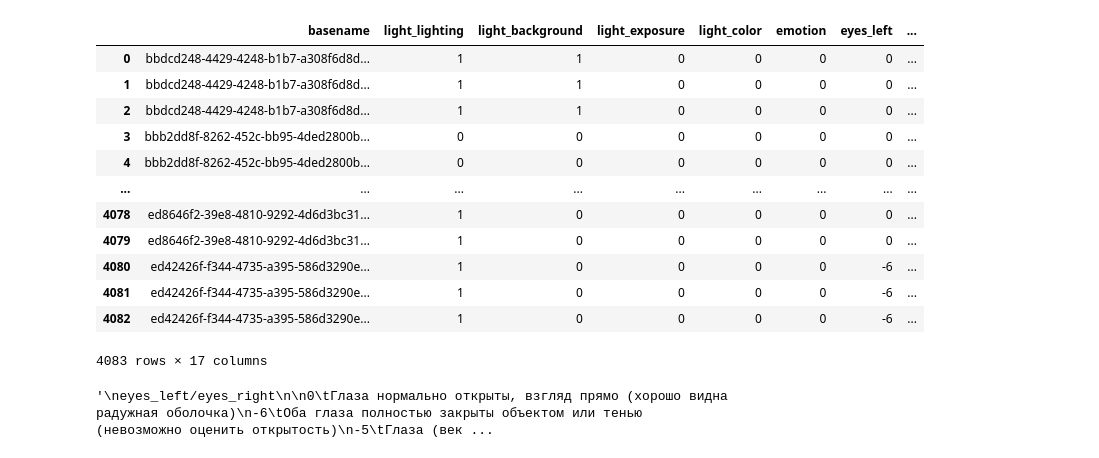
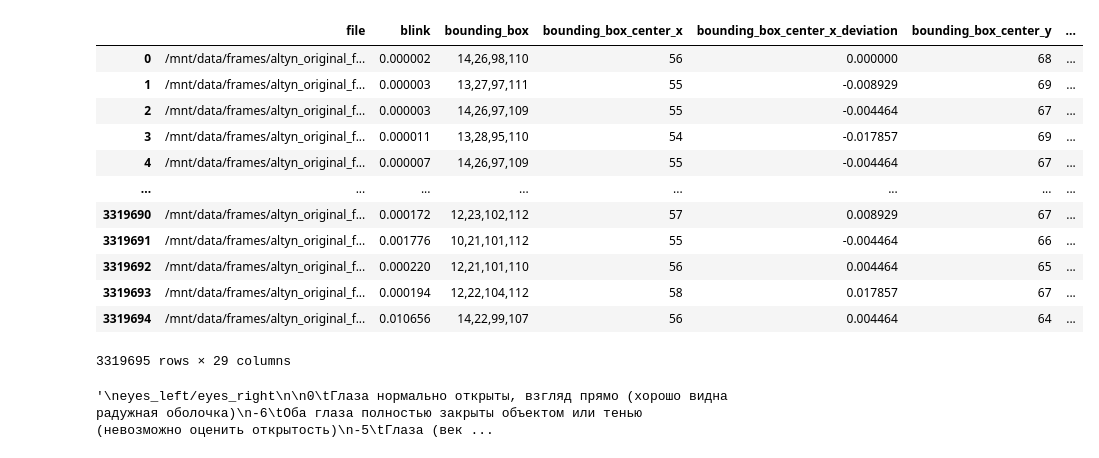
Before and after one commit to IgorSondors/data_eyes, a Jupyter notebook: check_labels.ipynb, the cells around one changed output. Saved outputs shown, nothing was run; the diff lists cells and outputs as text; code cells hidden in the pictures.

```diff
--- a/check_labels.ipynb
+++ b/check_labels.ipynb
@@ -1,28 +1,30 @@
 # %%
 import matplotlib.pyplot as plt
 import pandas as pd
 import cv2
 
-df_test = pd.read_csv('/home/yandex/igor/data_eyes/tags_57_71_const_genome.csv', sep=';')
+df_test = pd.read_csv('/home/yandex/igor/data_eyes/csv/altyn_frames_podium_const_sep_norm.csv', sep=';')
+#df_test = df_test[df_test.lndm_ok!= 0]
+#df_test = df_test[df_test.lndm_ok!= 2]
 #df_test = df_test[df_test.const_left!= -1]
 #df_test = df_test[df_test.const_right!= -1]
 #df_test = df_test[df_test.const_left!= float('inf')]
 #df_test = df_test[df_test.const_right!= float('inf')]
 df_test
 # %% [output]
-|  | basename | light_lighting | light_background | light_exposure | light_color | emotion | eyes_left | ... |
-| 0 | bbdcd248-4429-4248-b1b7-a308f6d8d... | 1 | 1 | 0 | 0 | 0 | 0 | ... |
-| 1 | bbdcd248-4429-4248-b1b7-a308f6d8d... | 1 | 1 | 0 | 0 | 0 | 0 | ... |
-| 2 | bbdcd248-4429-4248-b1b7-a308f6d8d... | 1 | 1 | 0 | 0 | 0 | 0 | ... |
-| 3 | bbb2dd8f-8262-452c-bb95-4ded2800b... | 0 | 0 | 0 | 0 | 0 | 0 | ... |
-| 4 | bbb2dd8f-8262-452c-bb95-4ded2800b... | 0 | 0 | 0 | 0 | 0 | 0 | ... |
-| ... | ... | ... | ... | ... | ... | ... | ... | ... |
-| 4078 | ed8646f2-39e8-4810-9292-4d6d3bc31... | 1 | 0 | 0 | 0 | 0 | 0 | ... |
-| 4079 | ed8646f2-39e8-4810-9292-4d6d3bc31... | 1 | 0 | 0 | 0 | 0 | 0 | ... |
-| 4080 | ed42426f-f344-4735-a395-586d3290e... | 1 | 0 | 0 | 0 | 0 | -6 | ... |
-| 4081 | ed42426f-f344-4735-a395-586d3290e... | 1 | 0 | 0 | 0 | 0 | -6 | ... |
-| 4082 | ed42426f-f344-4735-a395-586d3290e... | 1 | 0 | 0 | 0 | 0 | -6 | ... |
+|  | file | blink | bounding_box | bounding_box_center_x | bounding_box_center_x_deviation | bounding_box_center_y | ... |
+| 0 | /mnt/data/frames/altyn_original_f... | 0.000002 | 14,26,98,110 | 56 | 0.000000 | 68 | ... |
+| 1 | /mnt/data/frames/altyn_original_f... | 0.000003 | 13,27,97,111 | 55 | -0.008929 | 69 | ... |
+| 2 | /mnt/data/frames/altyn_original_f... | 0.000003 | 14,26,97,109 | 55 | -0.004464 | 67 | ... |
+| 3 | /mnt/data/frames/altyn_original_f... | 0.000011 | 13,28,95,110 | 54 | -0.017857 | 69 | ... |
+| 4 | /mnt/data/frames/altyn_original_f... | 0.000007 | 14,26,97,109 | 55 | -0.004464 | 67 | ... |
+| ... | ... | ... | ... | ... | ... | ... | ... |
+| 3319690 | /mnt/data/frames/altyn_original_f... | 0.000172 | 12,23,102,112 | 57 | 0.008929 | 67 | ... |
+| 3319691 | /mnt/data/frames/altyn_original_f... | 0.001776 | 10,21,101,112 | 55 | -0.004464 | 66 | ... |
+| 3319692 | /mnt/data/frames/altyn_original_f... | 0.000220 | 12,21,101,110 | 56 | 0.004464 | 65 | ... |
+| 3319693 | /mnt/data/frames/altyn_original_f... | 0.000194 | 12,22,104,112 | 58 | 0.017857 | 67 | ... |
+| 3319694 | /mnt/data/frames/altyn_original_f... | 0.010656 | 14,22,99,107 | 56 | 0.004464 | 64 | ... |
-4083 rows × 17 columns
+3319695 rows × 29 columns
 # %%
 """
 eyes_left/eyes_right
```
Also changed, not shown: parts of 37 cells of this notebook, 48 other files.
